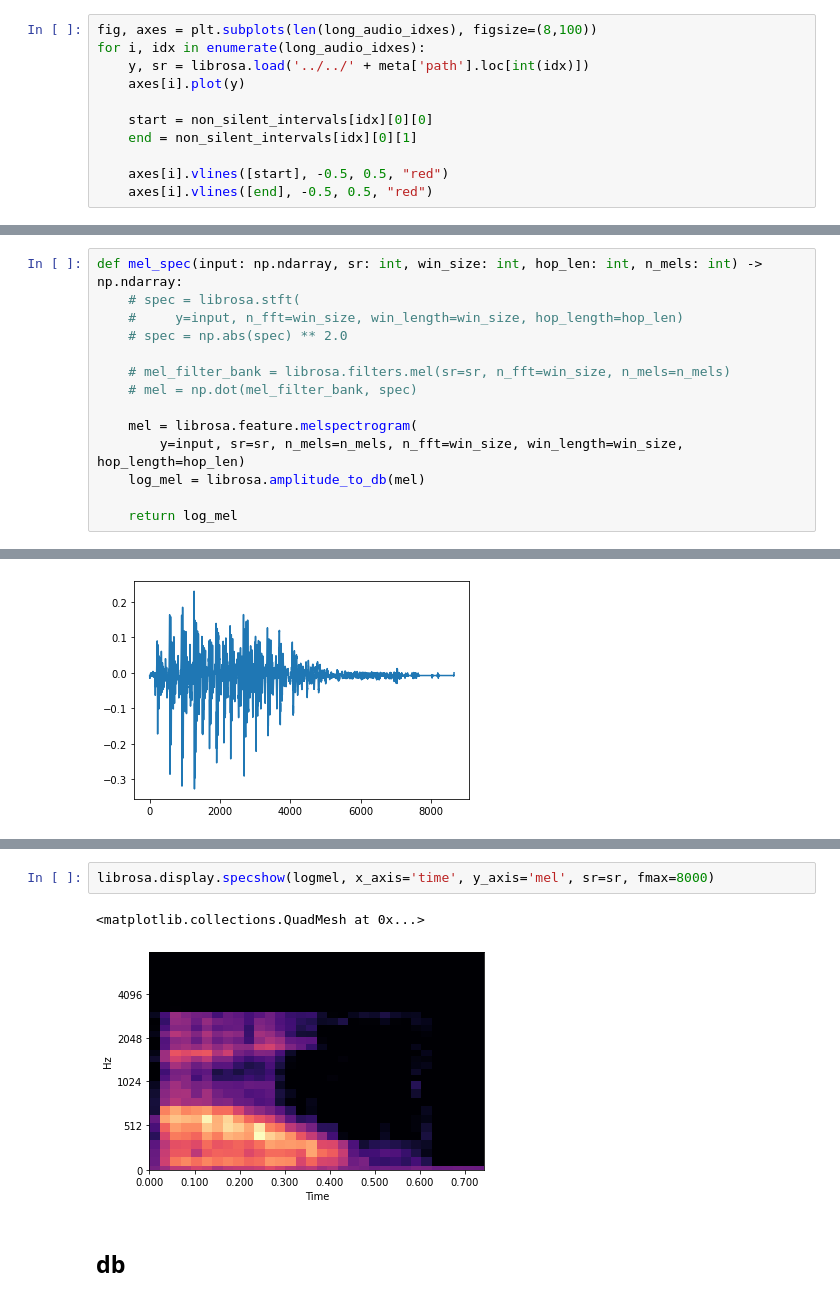
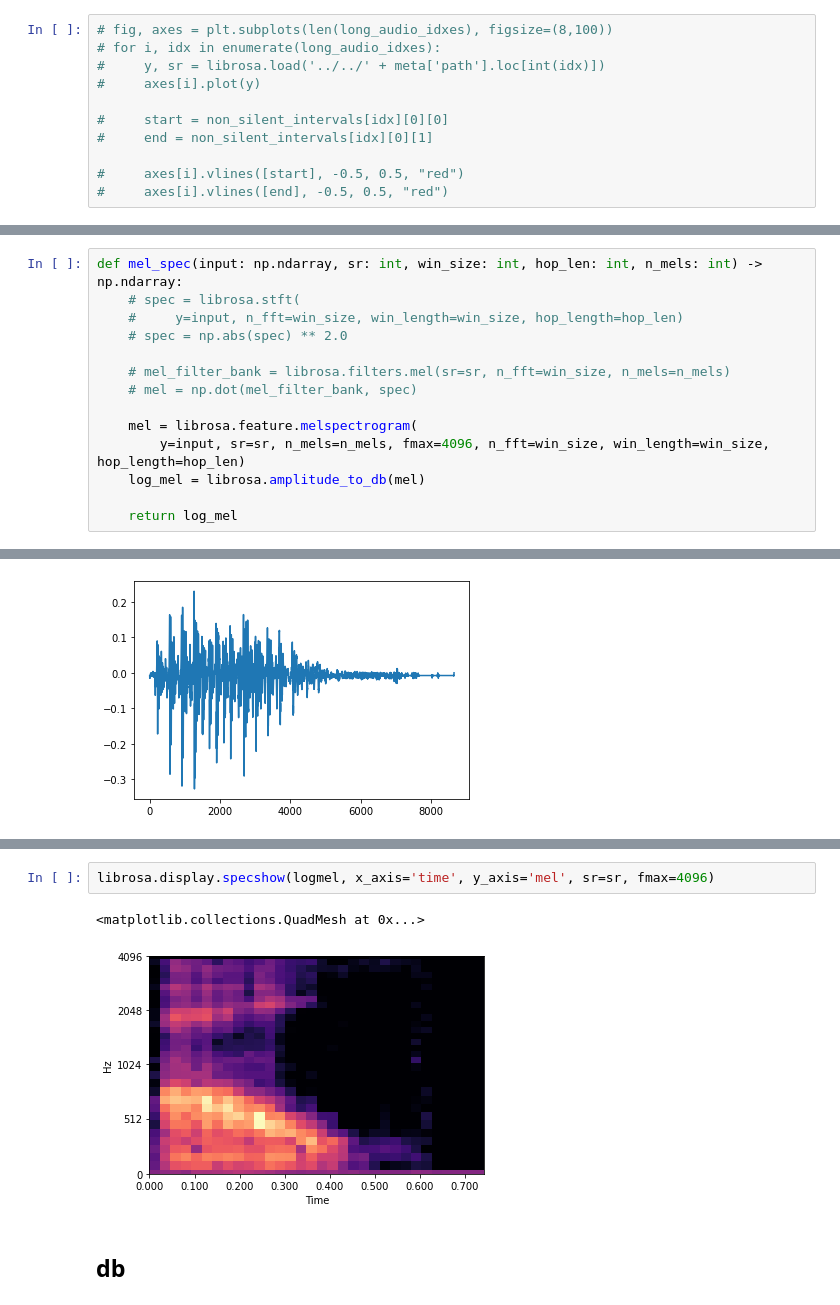
Before and after one commit to shin04/B4Lecture-2021, a Jupyter notebook: ex_9/kajiwara/notebooks/EDA.ipynb, the cells around one changed output, grey strips where cells are left out. Saved outputs shown, nothing was run; the diff lists cells and outputs as text.

```diff
--- a/ex_9/kajiwara/notebooks/EDA.ipynb
+++ b/ex_9/kajiwara/notebooks/EDA.ipynb
@@ -159,13 +159,13 @@ len(long_audio_idxes)
 # %% [output]
 51
 # %%
-fig, axes = plt.subplots(len(long_audio_idxes), figsize=(8,100))
-for i, idx in enumerate(long_audio_idxes):
-    y, sr = librosa.load('../../' + meta['path'].loc[int(idx)])
-    axes[i].plot(y)
+# fig, axes = plt.subplots(len(long_audio_idxes), figsize=(8,100))
+# for i, idx in enumerate(long_audio_idxes):
+#     y, sr = librosa.load('../../' + meta['path'].loc[int(idx)])
+#     axes[i].plot(y)
 
-    start = non_silent_intervals[idx][0][0]
-    end = non_silent_intervals[idx][0][1]
+#     start = non_silent_intervals[idx][0][0]
+#     end = non_silent_intervals[idx][0][1]
 
-    axes[i].vlines([start], -0.5, 0.5, "red")
-    axes[i].vlines([end], -0.5, 0.5, "red")
+#     axes[i].vlines([start], -0.5, 0.5, "red")
+#     axes[i].vlines([end], -0.5, 0.5, "red")
@@ -303,7 +301,7 @@ def mel_spec(input: np.ndarray, sr: int, win_size: int, hop_len: int, n_mels: in
     # mel = np.dot(mel_filter_bank, spec)
 
     mel = librosa.feature.melspectrogram(
-        y=input, sr=sr, n_mels=n_mels, n_fft=win_size, win_length=win_size, hop_length=hop_len)
+        y=input, sr=sr, n_mels=n_mels, fmax=4096, n_fft=win_size, win_length=win_size, hop_length=hop_len)
     log_mel = librosa.amplitude_to_db(mel)
 
     return log_mel
@@ -331,8 +329,8 @@ plt.imshow(logmel)
 # %%
-librosa.display.specshow(logmel, x_axis='time', y_axis='mel', sr=sr, fmax=8000)
+librosa.display.specshow(logmel, x_axis='time', y_axis='mel', sr=sr, fmax=4096)
 # %% [output]
 <matplotlib.collections.QuadMesh at 0x...>
-[figure, old version]
+[figure, new version]
 # %% [markdown]
 ## db
 # %%
```
Also changed, not shown: parts of 2 cells of this notebook, 2 other files.
